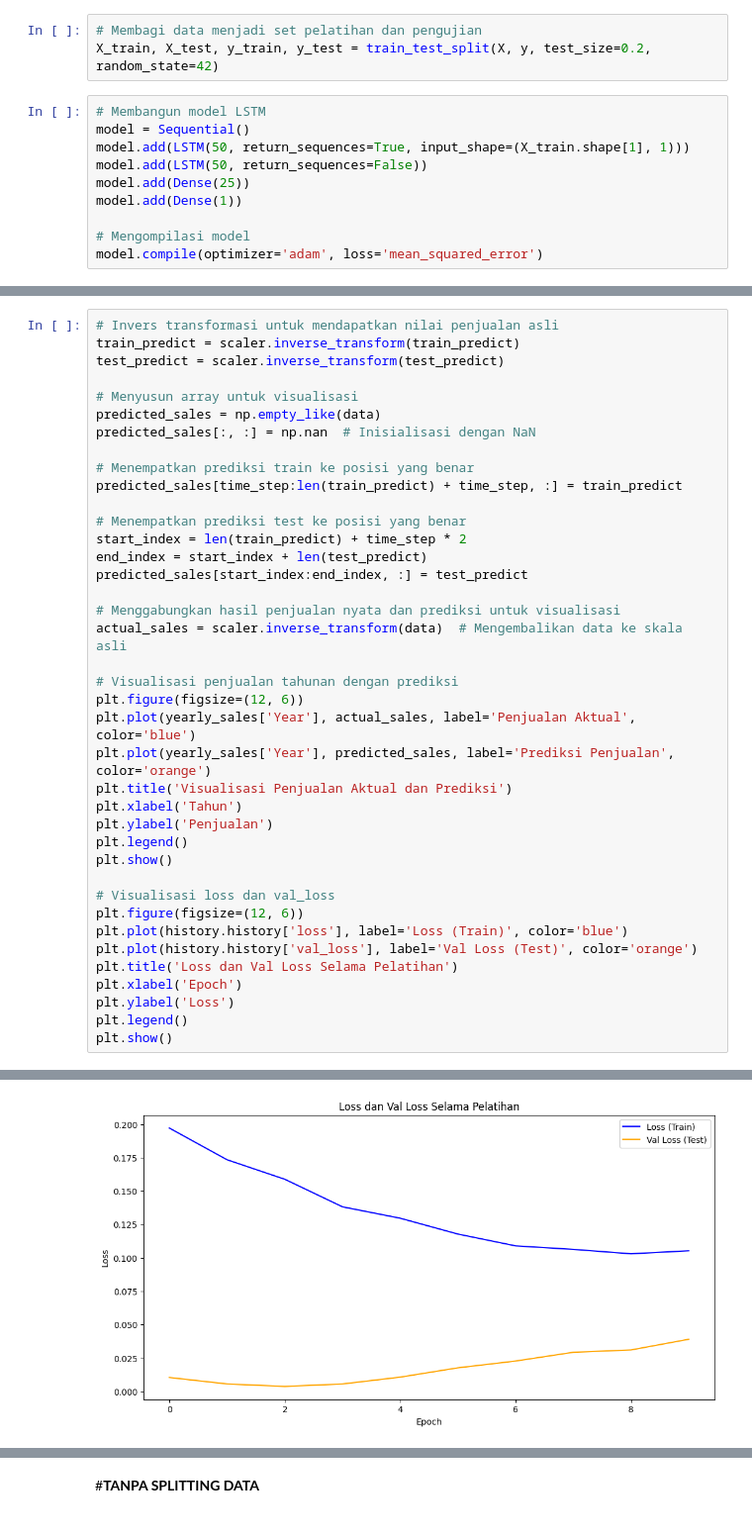
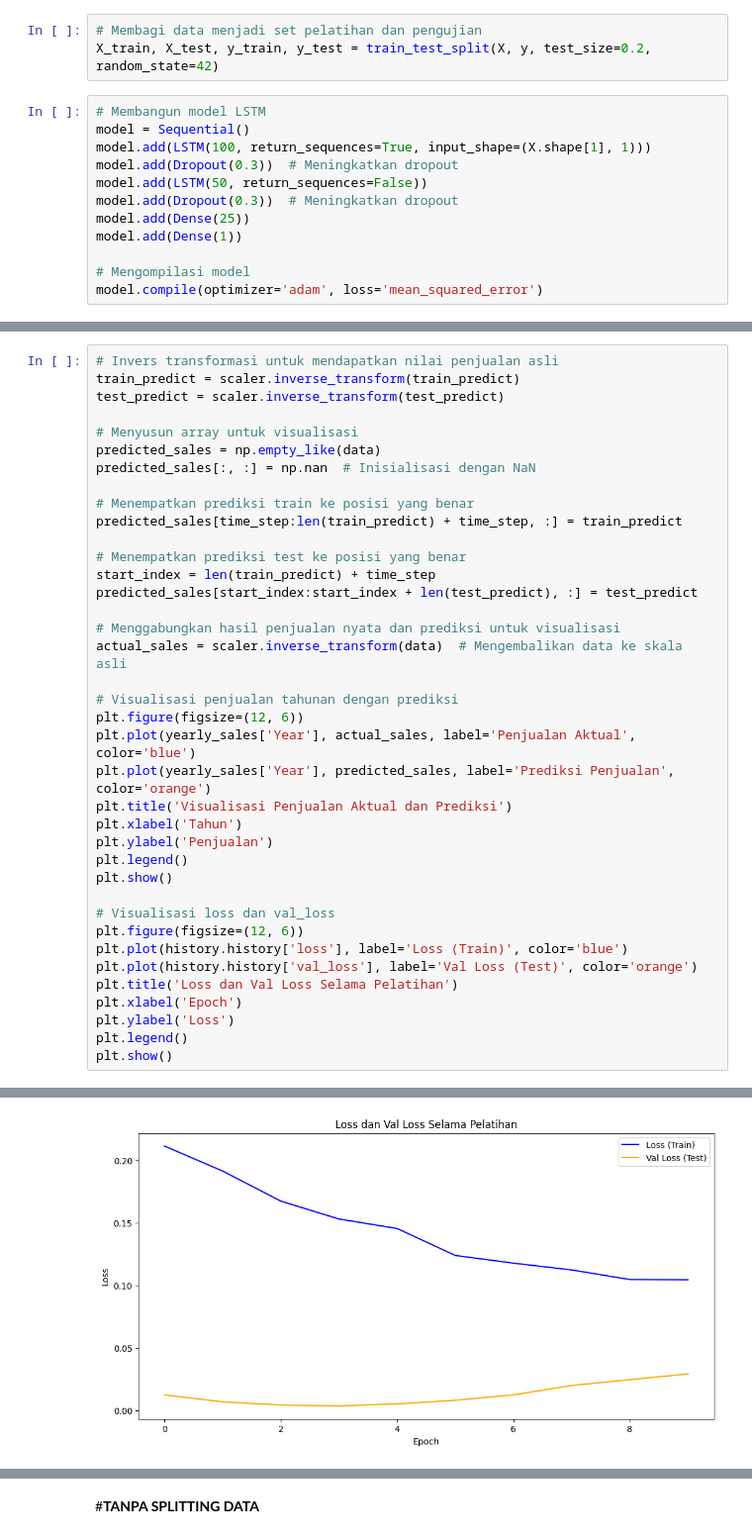
Before and after one commit to dietadestina/PA_EVCast, a Jupyter notebook: Modelling_LSTM.ipynb, the cells around one changed output, grey strips where cells are left out. Shown: that part at 99% size. Cells and saved outputs as stored; diff of their text form.

```diff
--- a/Modelling_LSTM.ipynb
+++ b/Modelling_LSTM.ipynb
@@ -77,8 +98,10 @@ X_train, X_test, y_train, y_test = train_test_split(X, y, test_size=0.2, random_
 # %%
 # Membangun model LSTM
 model = Sequential()
-model.add(LSTM(50, return_sequences=True, input_shape=(X_train.shape[1], 1)))
+model.add(LSTM(100, return_sequences=True, input_shape=(X.shape[1], 1)))
+model.add(Dropout(0.3))  # Meningkatkan dropout
 model.add(LSTM(50, return_sequences=False))
+model.add(Dropout(0.3))  # Meningkatkan dropout
 model.add(Dense(25))
 model.add(Dense(1))
 
@@ -137,9 +162,8 @@ predicted_sales[:, :] = np.nan  # Inisialisasi dengan NaN
 predicted_sales[time_step:len(train_predict) + time_step, :] = train_predict
 
 # Menempatkan prediksi test ke posisi yang benar
-start_index = len(train_predict) + time_step * 2
-end_index = start_index + len(test_predict)
-predicted_sales[start_index:end_index, :] = test_predict
+start_index = len(train_predict) + time_step
+predicted_sales[start_index:start_index + len(test_predict), :] = test_predict
 
 # Menggabungkan hasil penjualan nyata dan prediksi untuk visualisasi
 actual_sales = scaler.inverse_transform(data)  # Mengembalikan data ke skala asli
@@ -168 +192 @@ plt.show()
-[figure, old version]
+[figure, new version]
```
Also changed, not shown: parts of 10 cells of this notebook.
